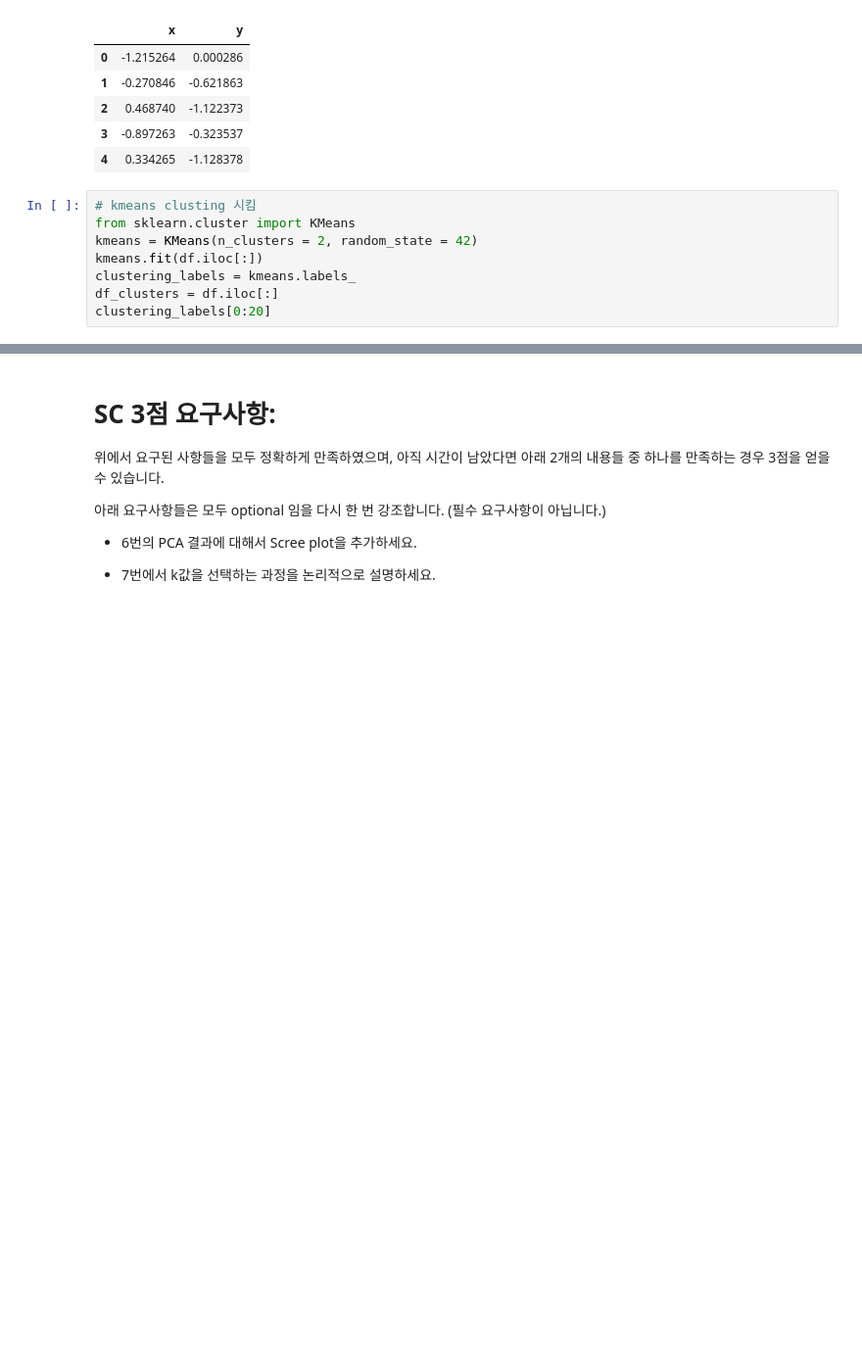
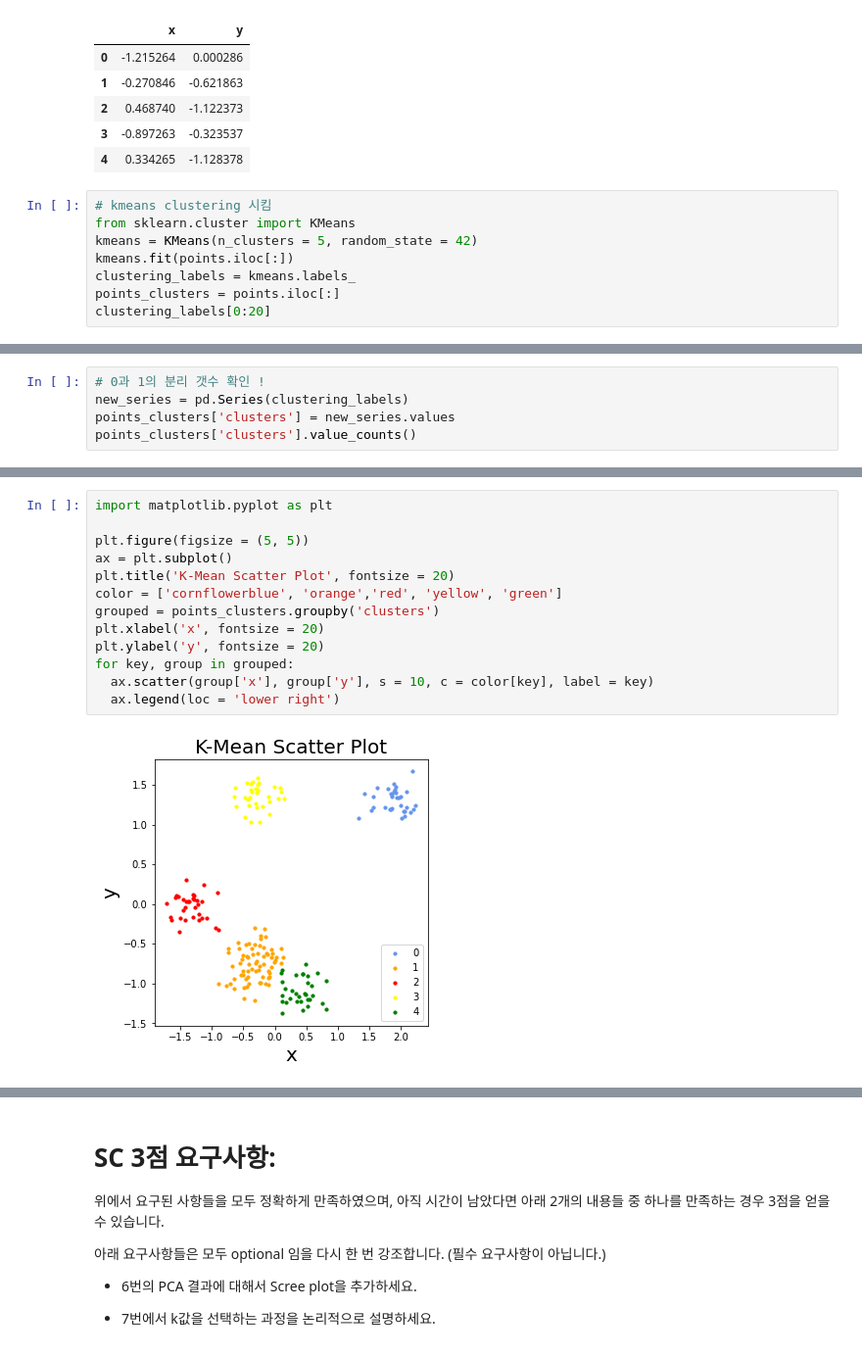
Before and after one commit to KyungRyeolBaek/study, a Jupyter notebook: ai03_sc13x_백경렬.ipynb, the cells around one changed output, grey strips where cells are left out. Shown at 98% size. Drawn from its saved outputs; the diff is of its cells as text; blank space fills up the shorter version.

```diff
--- a/ai03_sc13x_백경렬.ipynb
+++ b/ai03_sc13x_백경렬.ipynb
@@ -303,10 +303,10 @@ points.head()
 | 3 | -0.897263 | -0.323537 |
 | 4 | 0.334265 | -1.128378 |
 # %%
-# kmeans clusting 시킴
+# kmeans clustering 시킴
 from sklearn.cluster import KMeans
-kmeans = KMeans(n_clusters = 2, random_state = 42)
-kmeans.fit(df.iloc[:])
+kmeans = KMeans(n_clusters = 5, random_state = 42)
+kmeans.fit(points.iloc[:])
 clustering_labels = kmeans.labels_
-df_clusters = df.iloc[:]
+points_clusters = points.iloc[:]
 clustering_labels[0:20]
@@ -312,0 +316,5 @@ clustering_labels[0:20]
+# %%
+# 0과 1의 분리 갯수 확인 !
+new_series = pd.Series(clustering_labels)
+points_clusters['clusters'] = new_series.values
+points_clusters['clusters'].value_counts()
@@ -312,0 +344,15 @@ clustering_labels[0:20]
+# %%
+import matplotlib.pyplot as plt
+
+plt.figure(figsize = (5, 5))
+ax = plt.subplot()
+plt.title('K-Mean Scatter Plot', fontsize = 20)
+color = ['cornflowerblue', 'orange','red', 'yellow', 'green']
+grouped = points_clusters.groupby('clusters')
+plt.xlabel('x', fontsize = 20)
+plt.ylabel('y', fontsize = 20)
+for key, group in grouped:
+  ax.scatter(group['x'], group['y'], s = 10, c = color[key], label = key)
+  ax.legend(loc = 'lower right')
+# %% [output]
+[figure, added]
```
Also changed, not shown: parts of 15 cells of this notebook.
